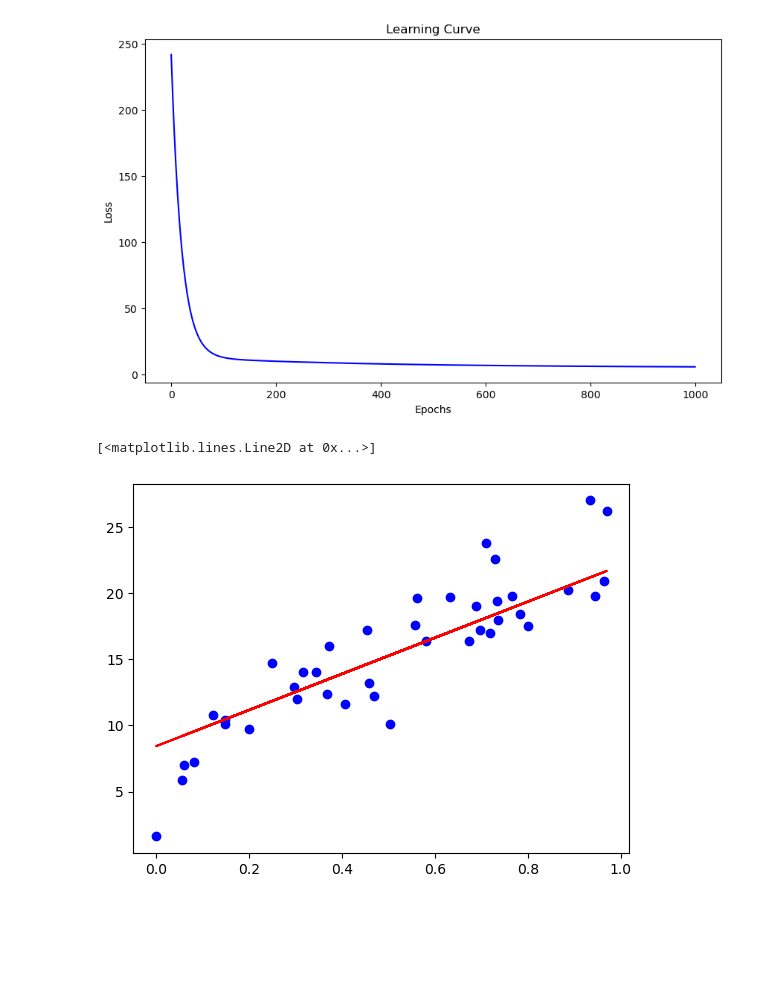
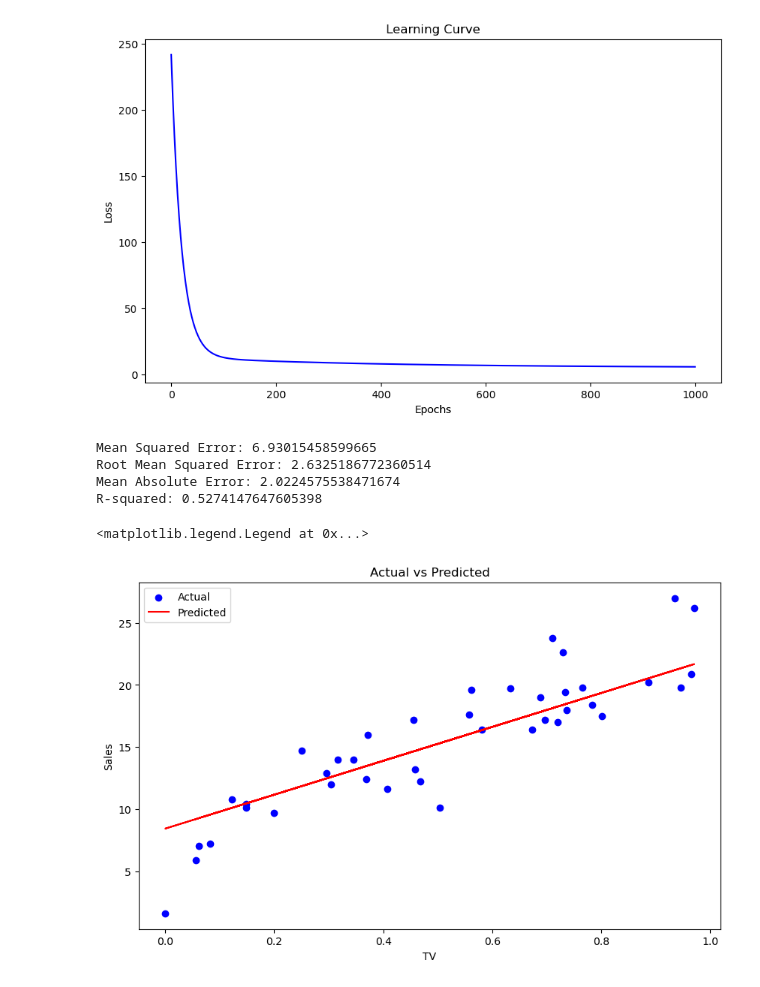
Before and after one commit to vva1909/ml, a Jupyter notebook: linear.ipynb, the cells around one changed output. Drawn from its saved outputs; the diff is of its cells as text; code cells hidden in the pictures; blank space fills up the shorter version.

```diff
--- a/linear.ipynb
+++ b/linear.ipynb
@@ -135,10 +135,3 @@ plt.ylabel('Loss')
 plt.show()
 # %% [output]
 [figure]
-# %%
-y_pred = predict(X_test, w0, w1)
-plt.scatter(X_test, y_test, color='blue')
-plt.plot(X_test, y_pred, color='red')
-# %% [output]
-[<matplotlib.lines.Line2D at 0x...>]
-[figure, removed]
@@ -146,0 +138,28 @@ def evaluate(X, y, w0, w1):
+# %%
+def evaluate(X, y, w0, w1):
+    mse = (1 / X.shape[0]) * (((y_pred - y_test) ** 2).sum())
+    rmse = np.sqrt(np.mean((y_test - y_pred) ** 2))
+    mae = np.mean(np.abs(y_test - y_pred))
+    r2 = 1 - (((y_pred - y_test) ** 2).sum()) / (((y_pred - y_test.mean()) ** 2).sum())
+    return mse, rmse, mae, r2
+
+y_pred = predict(X_test, w0, w1)
+mse, rmse, mae, r2 = evaluate(X_test, y_test, w0, w1)
+print(f'Mean Squared Error: {mse}')
+print(f'Root Mean Squared Error: {rmse}')
+print(f'Mean Absolute Error: {mae}')
+print(f'R-squared: {r2}')
+plt.figure(figsize=(10, 6))
+plt.scatter(X_test, y_test, color='blue', label='Actual')
+plt.plot(X_test, y_pred, color='red', label='Predicted')
+plt.title('Actual vs Predicted')
+plt.xlabel('TV')
+plt.ylabel('Sales')
+plt.legend()
+# %% [output]
+Mean Squared Error: 6.93015458599665
+Root Mean Squared Error: 2.6325186772360514
+Mean Absolute Error: 2.0224575538471674
+R-squared: 0.5274147647605398
+<matplotlib.legend.Legend at 0x...>
+[figure, added]
```
Also changed, not shown: parts of 1 cell of this notebook.
